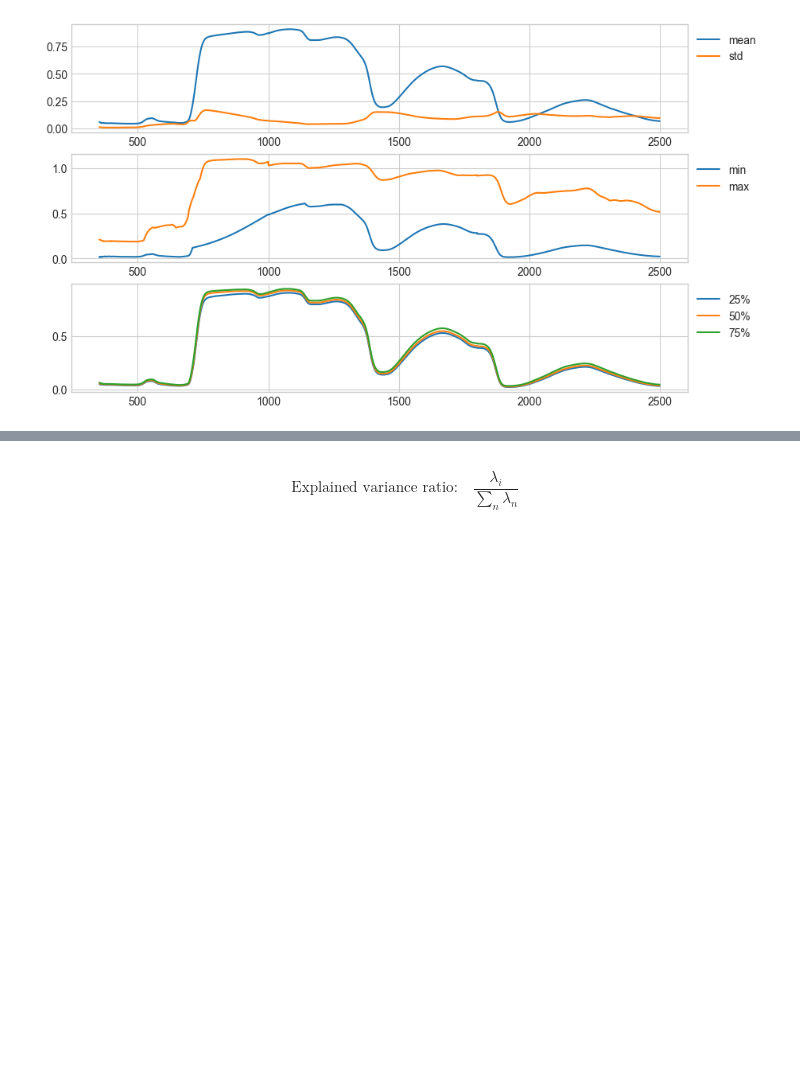
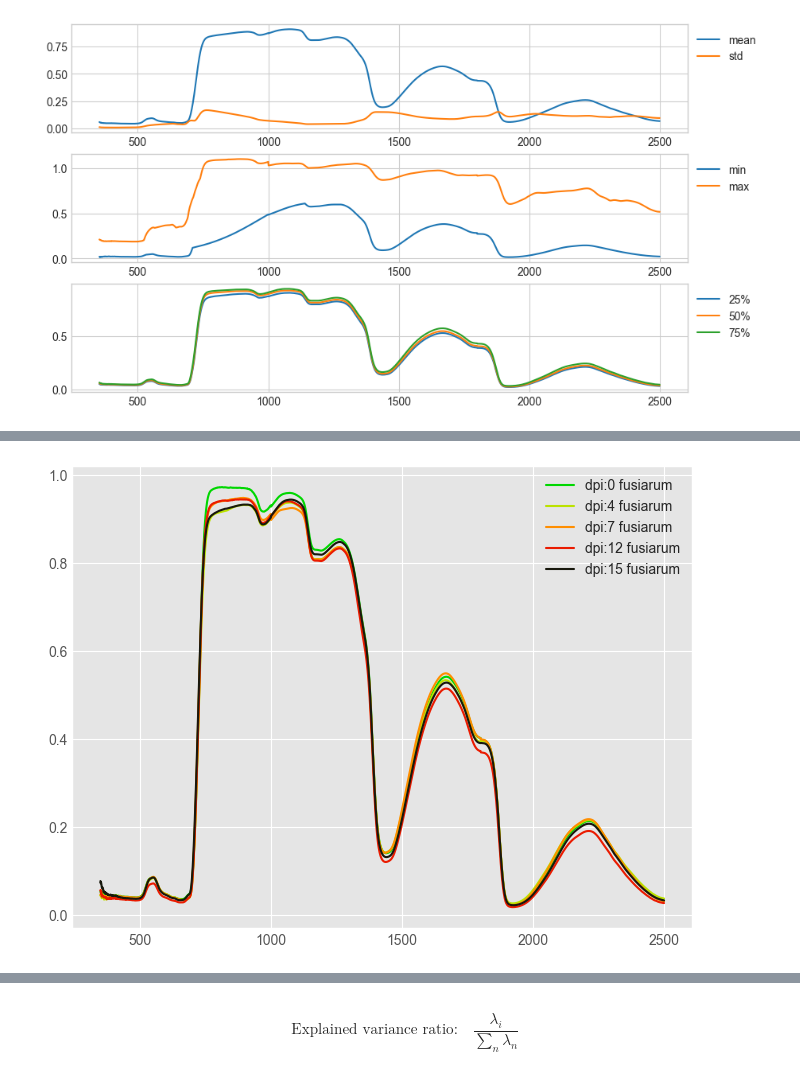
Before and after one commit to SomathReinztam/Firma_espectral_de-plantas_de_banano_infectadas, a Jupyter notebook: dataAnalysis3.ipynb, the cells around one changed output, grey strips where cells are left out. Saved outputs shown, nothing was run; the diff lists cells and outputs as text; code cells hidden in the pictures; blank space fills up the shorter version.

```diff
--- a/dataAnalysis3.ipynb
+++ b/dataAnalysis3.ipynb
@@ -106,0 +116,4 @@ datF.plot_describe(df.describe())
+# %%
+datF.ver_planta_dpi(df, Tratamiento='fusiarum', idxs=[58, 972, 1670, 2784, 3415])
+# %% [output]
+[figure, added]
```
Also changed, not shown: parts of 31 cells of this notebook, 1 other file.
